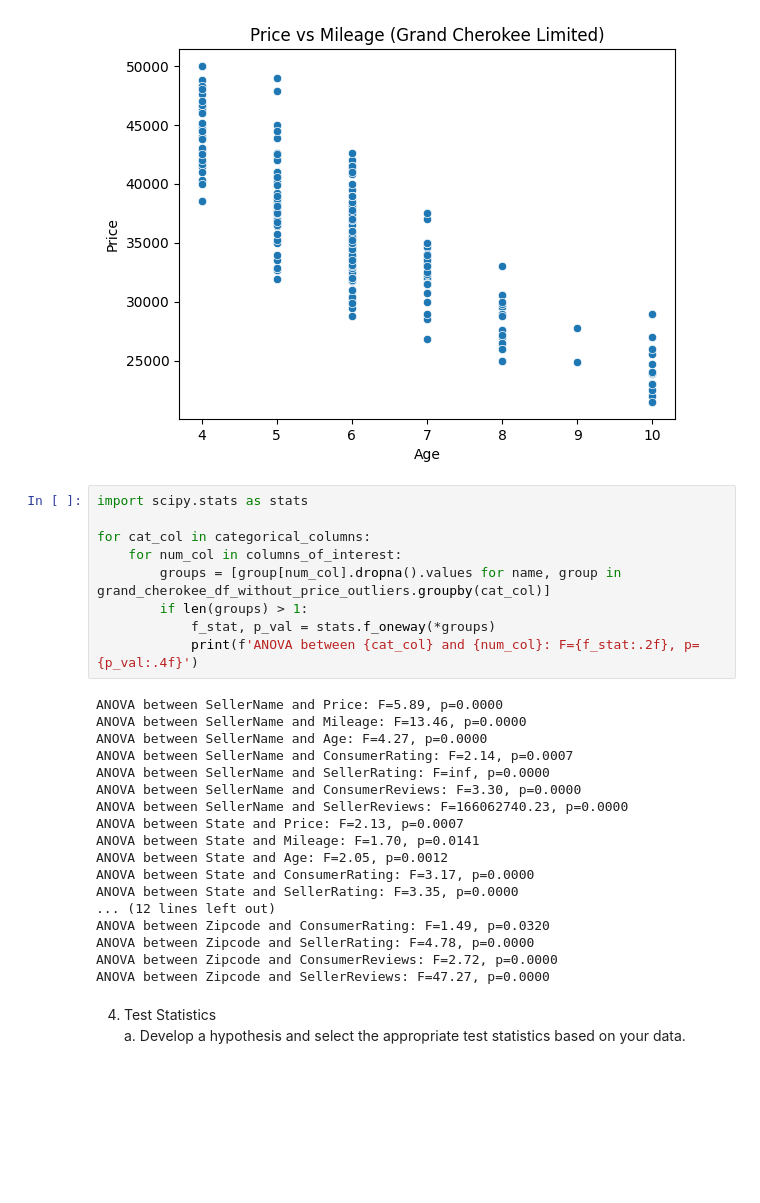
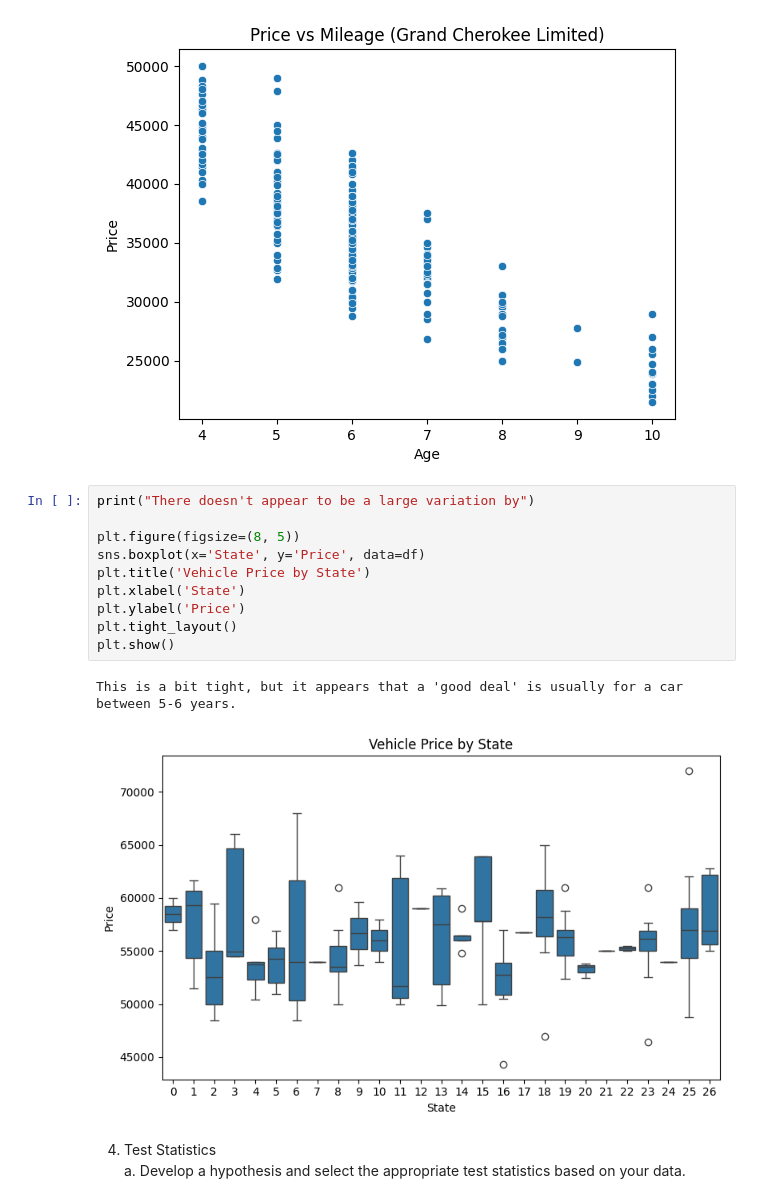
Before and after one commit to gabriel-joseph/data_science_portfolio, a Jupyter notebook: final_project/vance_final_project_eda.ipynb, the cells around one changed output. Drawn from its saved outputs; the diff is of its cells as text; blank space fills up the shorter version.

```diff
--- a/final_project/vance_final_project_eda.ipynb
+++ b/final_project/vance_final_project_eda.ipynb
@@ -500,33 +500,19 @@ plt.show()
 # %% [output]
 Mileage and Age appear to have a strong negative correlation with Price, while ConsumerRating and SellerRating have a weaker positive correlation.
 [figure]
-# %%
-import scipy.stats as stats
-
-for cat_col in categorical_columns:
-    for num_col in columns_of_interest:
-        groups = [group[num_col].dropna().values for name, group in grand_cherokee_df_without_price_outliers.groupby(cat_col)]
-        if len(groups) > 1:
-            f_stat, p_val = stats.f_oneway(*groups)
-            print(f'ANOVA between {cat_col} and {num_col}: F={f_stat:.2f}, p={p_val:.4f}')
-# %% [output]
-ANOVA between SellerName and Price: F=5.89, p=0.0000
-ANOVA between SellerName and Mileage: F=13.46, p=0.0000
-ANOVA between SellerName and Age: F=4.27, p=0.0000
-ANOVA between SellerName and ConsumerRating: F=2.14, p=0.0007
-ANOVA between SellerName and SellerRating: F=inf, p=0.0000
-ANOVA between SellerName and ConsumerReviews: F=3.30, p=0.0000
-ANOVA between SellerName and SellerReviews: F=166062740.23, p=0.0000
-ANOVA between State and Price: F=2.13, p=0.0007
-ANOVA between State and Mileage: F=1.70, p=0.0141
-ANOVA between State and Age: F=2.05, p=0.0012
-ANOVA between State and ConsumerRating: F=3.17, p=0.0000
-ANOVA between State and SellerRating: F=3.35, p=0.0000
-... (12 lines left out)
-ANOVA between Zipcode and ConsumerRating: F=1.49, p=0.0320
-ANOVA between Zipcode and SellerRating: F=4.78, p=0.0000
-ANOVA between Zipcode and ConsumerReviews: F=2.72, p=0.0000
-ANOVA between Zipcode and SellerReviews: F=47.27, p=0.0000
+# %%
+print("There doesn't appear to be a large variation by")
+
+plt.figure(figsize=(8, 5))
+sns.boxplot(x='State', y='Price', data=df)
+plt.title('Vehicle Price by State')
+plt.xlabel('State')
+plt.ylabel('Price')
+plt.tight_layout()
+plt.show()
+# %% [output]
+This is a bit tight, but it appears that a 'good deal' is usually for a car between 5-6 years.
+[figure, added]
 # %% [markdown]
 4.	Test Statistics
 a.	Develop a hypothesis and select the appropriate test statistics based on your data.
```
Also changed, not shown: parts of 4 cells of this notebook.
